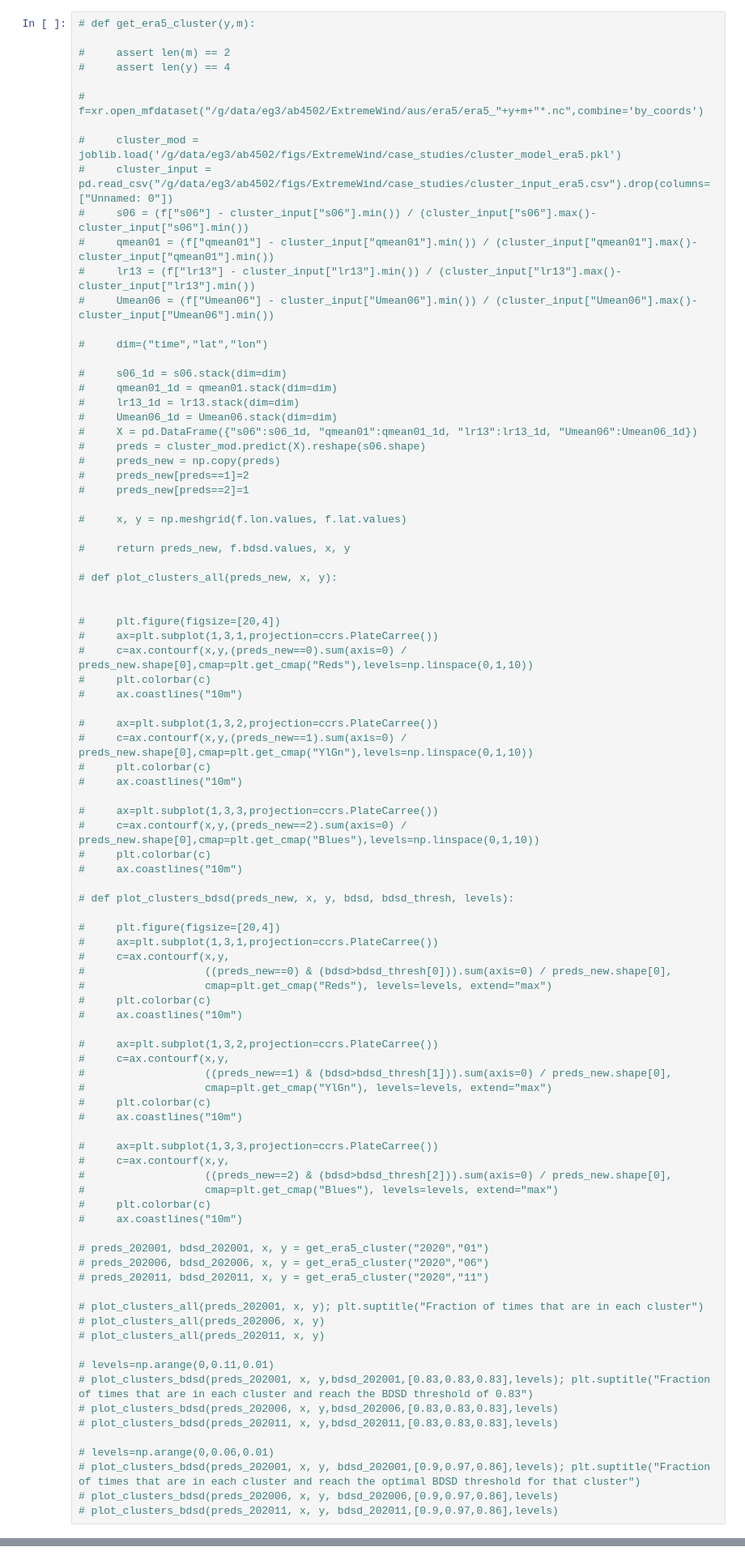
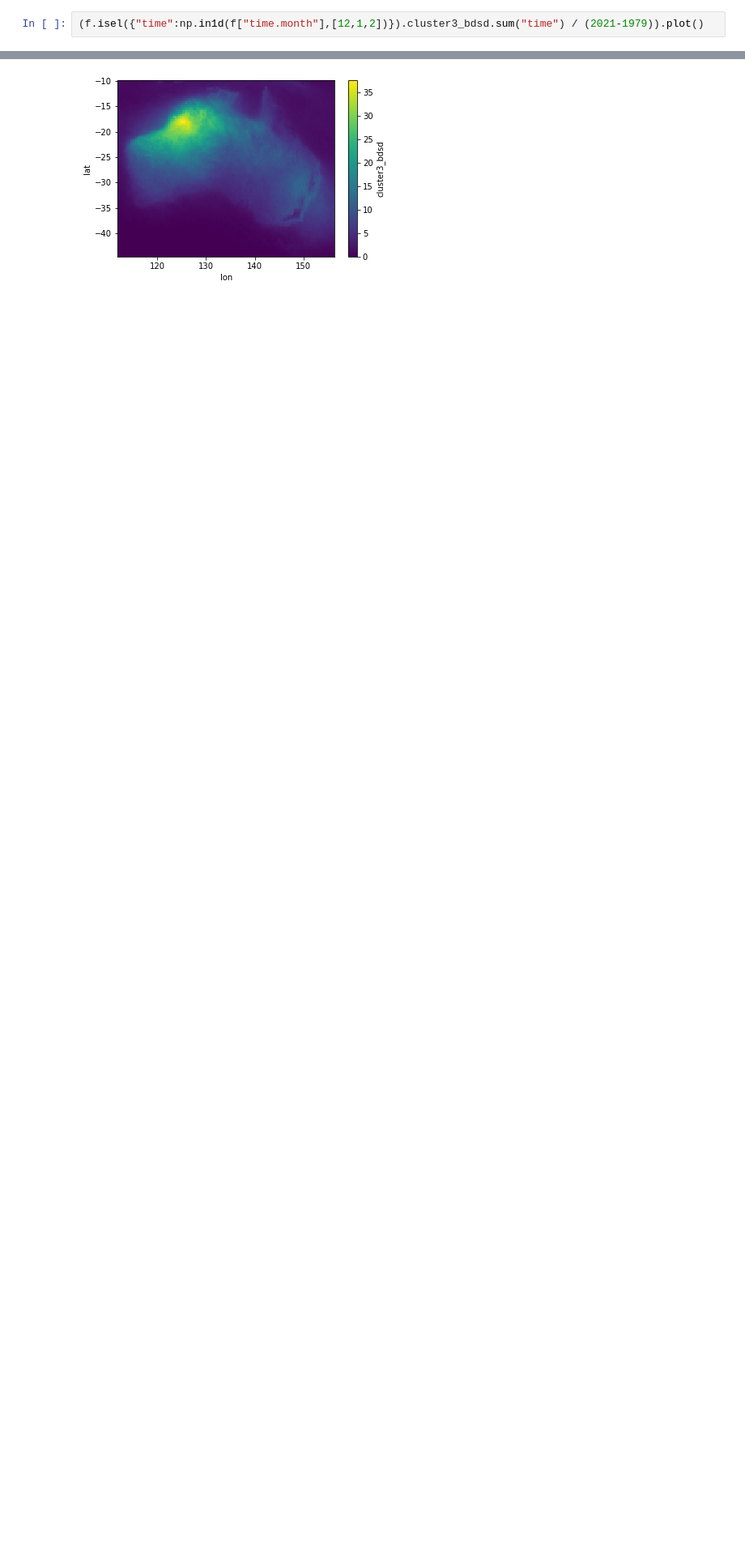
Before and after one commit to andrewbrown31/tint_processing, a Jupyter notebook: systematic_analysis/era5_cluster_predict.ipynb, the cells around one changed output, grey strips where cells are left out. Shown at 81% size. Cells and saved outputs as stored; diff of their text form; blank space fills up the shorter version.

```diff
--- a/systematic_analysis/era5_cluster_predict.ipynb
+++ b/systematic_analysis/era5_cluster_predict.ipynb
@@ -67,91 +183,3 @@ Text(0.5, 1.0, 'Fraction of times that belong to cluster 3\n and have BDSD > 0.8
 # %%
-# def get_era5_cluster(y,m):
-
-#     assert len(m) == 2
-#     assert len(y) == 4
-
-#     f=xr.open_mfdataset("/g/data/eg3/ab4502/ExtremeWind/aus/era5/era5_"+y+m+"*.nc",combine='by_coords')
-
-#     cluster_mod = joblib.load('/g/data/eg3/ab4502/figs/ExtremeWind/case_studies/cluster_model_era5.pkl')
-#     cluster_input = pd.read_csv("/g/data/eg3/ab4502/figs/ExtremeWind/case_studies/cluster_input_era5.csv").drop(columns=["Unnamed: 0"])
-#     s06 = (f["s06"] - cluster_input["s06"].min()) / (cluster_input["s06"].max()-cluster_input["s06"].min())
-#     qmean01 = (f["qmean01"] - cluster_input["qmean01"].min()) / (cluster_input["qmean01"].max()-cluster_input["qmean01"].min())
-#     lr13 = (f["lr13"] - cluster_input["lr13"].min()) / (cluster_input["lr13"].max()-cluster_input["lr13"].min())
-#     Umean06 = (f["Umean06"] - cluster_input["Umean06"].min()) / (cluster_input["Umean06"].max()-cluster_input["Umean06"].min())
-
-#     dim=("time","lat","lon")
-
-#     s06_1d = s06.stack(dim=dim)
-#     qmean01_1d = qmean01.stack(dim=dim)
-#     lr13_1d = lr13.stack(dim=dim)
-#     Umean06_1d = Umean06.stack(dim=dim)
-#     X = pd.DataFrame({"s06":s06_1d, "qmean01":qmean01_1d, "lr13":lr13_1d, "Umean06":Umean06_1d})
-#     preds = cluster_mod.predict(X).reshape(s06.shape)
-#     preds_new = np.copy(preds)
-#     preds_new[preds==1]=2
-#     preds_new[preds==2]=1
-
-#     x, y = np.meshgrid(f.lon.values, f.lat.values)
-
-#     return preds_new, f.bdsd.values, x, y
-
-# def plot_clusters_all(preds_new, x, y):
-
-
-#     plt.figure(figsize=[20,4])
-#     ax=plt.subplot(1,3,1,projection=ccrs.PlateCarree())
-#     c=ax.contourf(x,y,(preds_new==0).sum(axis=0) / preds_new.shape[0],cmap=plt.get_cmap("Reds"),levels=np.linspace(0,1,10))
-#     plt.colorbar(c)
-#     ax.coastlines("10m")
-
-#     ax=plt.subplot(1,3,2,projection=ccrs.PlateCarree())
-#     c=ax.contourf(x,y,(preds_new==1).sum(axis=0) / preds_new.shape[0],cmap=plt.get_cmap("YlGn"),levels=np.linspace(0,1,10))
-#     plt.colorbar(c)
-#     ax.coastlines("10m")
-
-#     ax=plt.subplot(1,3,3,projection=ccrs.PlateCarree())
-#     c=ax.contourf(x,y,(preds_new==2).sum(axis=0) / preds_new.shape[0],cmap=plt.get_cmap("Blues"),levels=np.linspace(0,1,10))
-#     plt.colorbar(c)
-#     ax.coastlines("10m")
-
-# def plot_clusters_bdsd(preds_new, x, y, bdsd, bdsd_thresh, levels):
-
-#     plt.figure(figsize=[20,4])
-#     ax=plt.subplot(1,3,1,projection=ccrs.PlateCarree())
-#     c=ax.contourf(x,y,
-#                   ((preds_new==0) & (bdsd>bdsd_thresh[0])).sum(axis=0) / preds_new.shape[0],
-#                   cmap=plt.get_cmap("Reds"), levels=levels, extend="max")
-#     plt.colorbar(c)
-#     ax.coastlines("10m")
-
-#     ax=plt.subplot(1,3,2,projection=ccrs.PlateCarree())
-#     c=ax.contourf(x,y,
-#                   ((preds_new==1) & (bdsd>bdsd_thresh[1])).sum(axis=0) / preds_new.shape[0],
-#                   cmap=plt.get_cmap("YlGn"), levels=levels, extend="max")
-#     plt.colorbar(c)
-#     ax.coastlines("10m")
-
-#     ax=plt.subplot(1,3,3,projection=ccrs.PlateCarree())
-#     c=ax.contourf(x,y,
-#                   ((preds_new==2) & (bdsd>bdsd_thresh[2])).sum(axis=0) / preds_new.shape[0],
-#                   cmap=plt.get_cmap("Blues"), levels=levels, extend="max")
-#     plt.colorbar(c)
-#     ax.coastlines("10m")
-
-# preds_202001, bdsd_202001, x, y = get_era5_cluster("2020","01")
-# preds_202006, bdsd_202006, x, y = get_era5_cluster("2020","06")
-# preds_202011, bdsd_202011, x, y = get_era5_cluster("2020","11")
-
-# plot_clusters_all(preds_202001, x, y); plt.suptitle("Fraction of times that are in each cluster")
-# plot_clusters_all(preds_202006, x, y)
-# plot_clusters_all(preds_202011, x, y)
-
-# levels=np.arange(0,0.11,0.01)
-# plot_clusters_bdsd(preds_202001, x, y,bdsd_202001,[0.83,0.83,0.83],levels); plt.suptitle("Fraction of times that are in each cluster and reach the BDSD threshold of 0.83")
-# plot_clusters_bdsd(preds_202006, x, y,bdsd_202006,[0.83,0.83,0.83],levels)
-# plot_clusters_bdsd(preds_202011, x, y,bdsd_202011,[0.83,0.83,0.83],levels)
-
-# levels=np.arange(0,0.06,0.01)
-# plot_clusters_bdsd(preds_202001, x, y, bdsd_202001,[0.9,0.97,0.86],levels); plt.suptitle("Fraction of times that are in each cluster and reach the optimal BDSD threshold for that cluster")
-# plot_clusters_bdsd(preds_202006, x, y, bdsd_202006,[0.9,0.97,0.86],levels)
-# plot_clusters_bdsd(preds_202011, x, y, bdsd_202011,[0.9,0.97,0.86],levels)
+(f.isel({"time":np.in1d(f["time.month"],[12,1,2])}).cluster3_bdsd.sum("time") / (2021-1979)).plot()
+# %% [output]
@@ -157,0 +187 @@ Text(0.5, 1.0, 'Fraction of times that belong to cluster 3\n and have BDSD > 0.8
+[figure, added]
```
Also changed, not shown: parts of 7 cells of this notebook, 33 other files.
